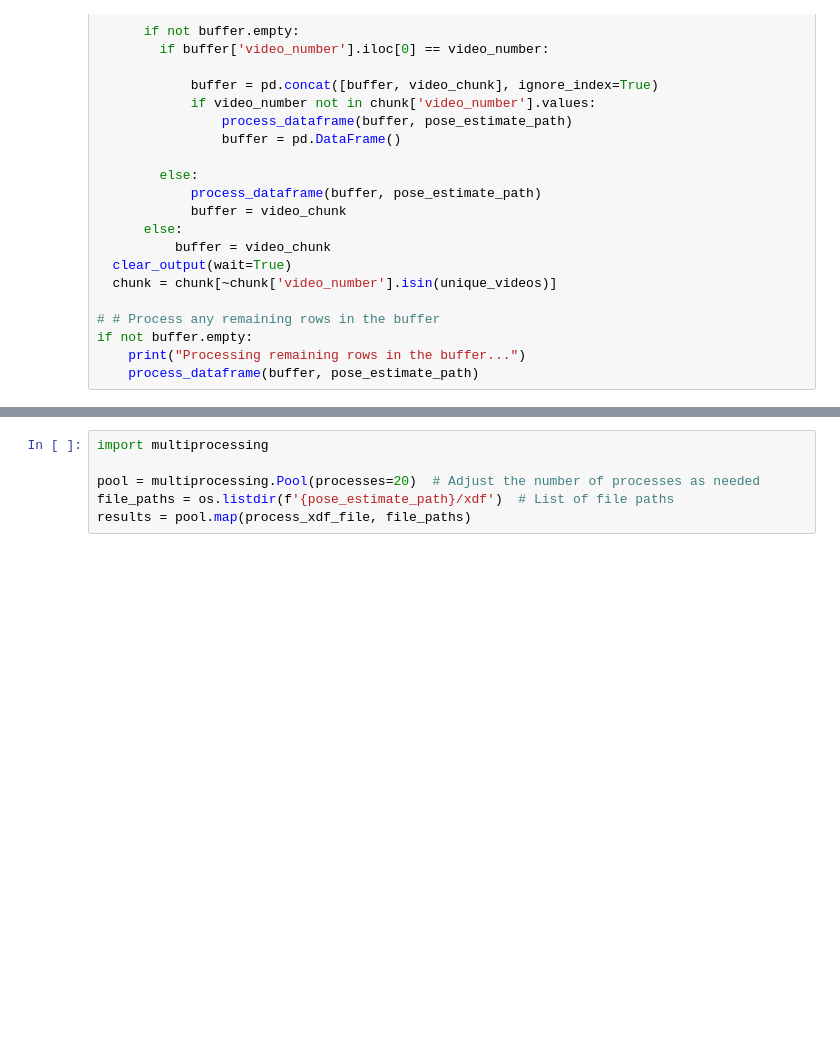
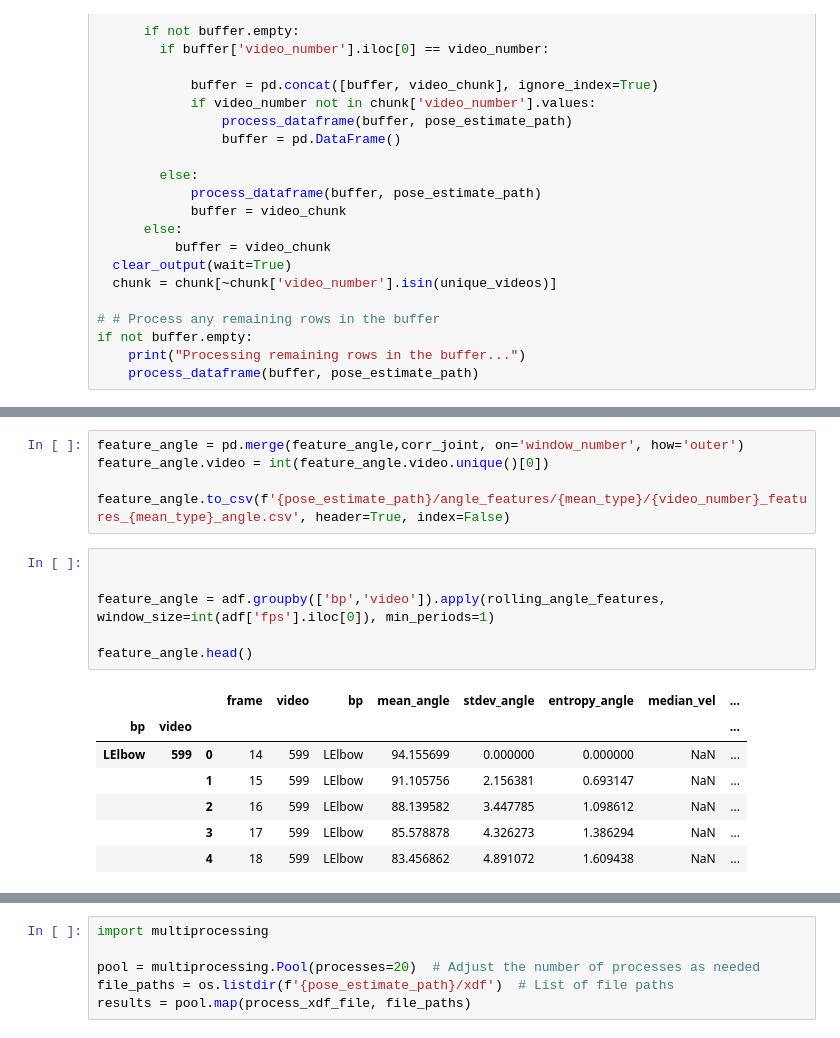
Before and after one commit to quietscientist/gma_score_prediction_from_video, a Jupyter notebook: 1_ProcessDetections.ipynb, the cells around one changed output, grey strips where cells are left out. Saved outputs shown, nothing was run; the diff lists cells and outputs as text; blank space fills up the shorter version.

```diff
--- a/1_ProcessDetections.ipynb
+++ b/1_ProcessDetections.ipynb
@@ -395,0 +418,19 @@ def process_xdf_file(file):
+# %%
+feature_angle = pd.merge(feature_angle,corr_joint, on='window_number', how='outer')
+feature_angle.video = int(feature_angle.video.unique()[0])
+
+feature_angle.to_csv(f'{pose_estimate_path}/angle_features/{mean_type}/{video_number}_features_{mean_type}_angle.csv', header=True, index=False)
+# %%
+
+
+feature_angle = adf.groupby(['bp','video']).apply(rolling_angle_features, window_size=int(adf['fps'].iloc[0]), min_periods=1)
+
+feature_angle.head()
+# %% [output]
+|  |  |  | frame | video | bp | mean_angle | stdev_angle | entropy_angle | median_vel | ... |
+| bp | video |  |  |  |  |  |  |  |  | ... |
+| LElbow | 599 | 0 | 14 | 599 | LElbow | 94.155699 | 0.000000 | 0.000000 | NaN | ... |
+|  |  | 1 | 15 | 599 | LElbow | 91.105756 | 2.156381 | 0.693147 | NaN | ... |
+|  |  | 2 | 16 | 599 | LElbow | 88.139582 | 3.447785 | 1.098612 | NaN | ... |
+|  |  | 3 | 17 | 599 | LElbow | 85.578878 | 4.326273 | 1.386294 | NaN | ... |
+|  |  | 4 | 18 | 599 | LElbow | 83.456862 | 4.891072 | 1.609438 | NaN | ... |
```
Also changed, not shown: parts of 9 cells of this notebook.
